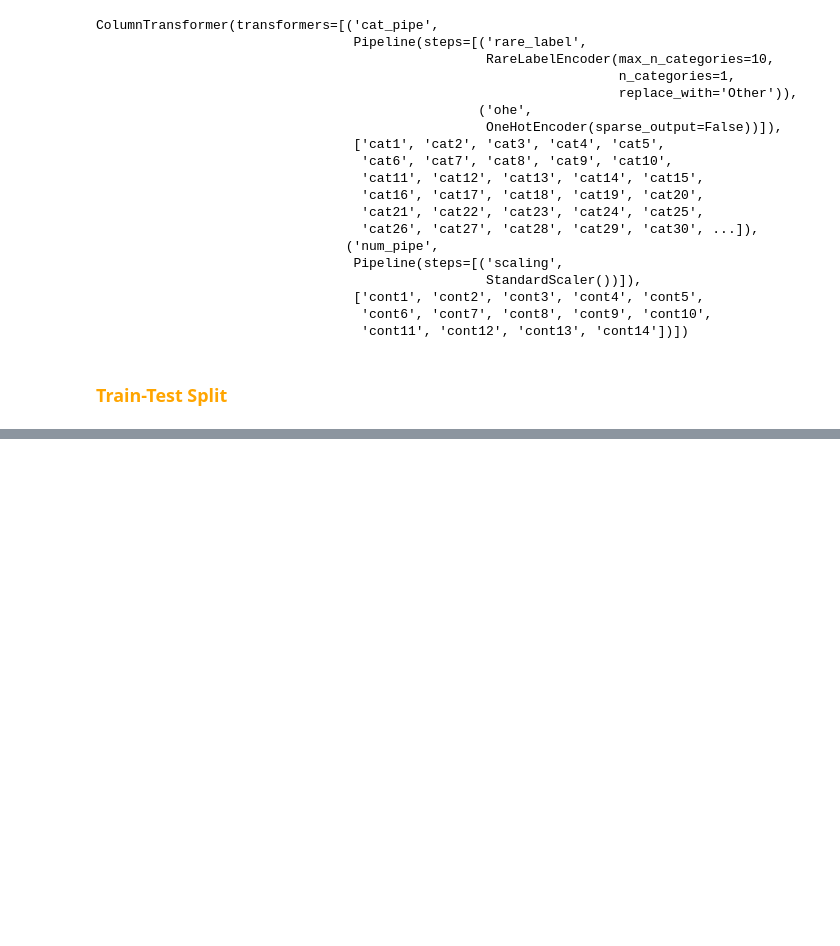
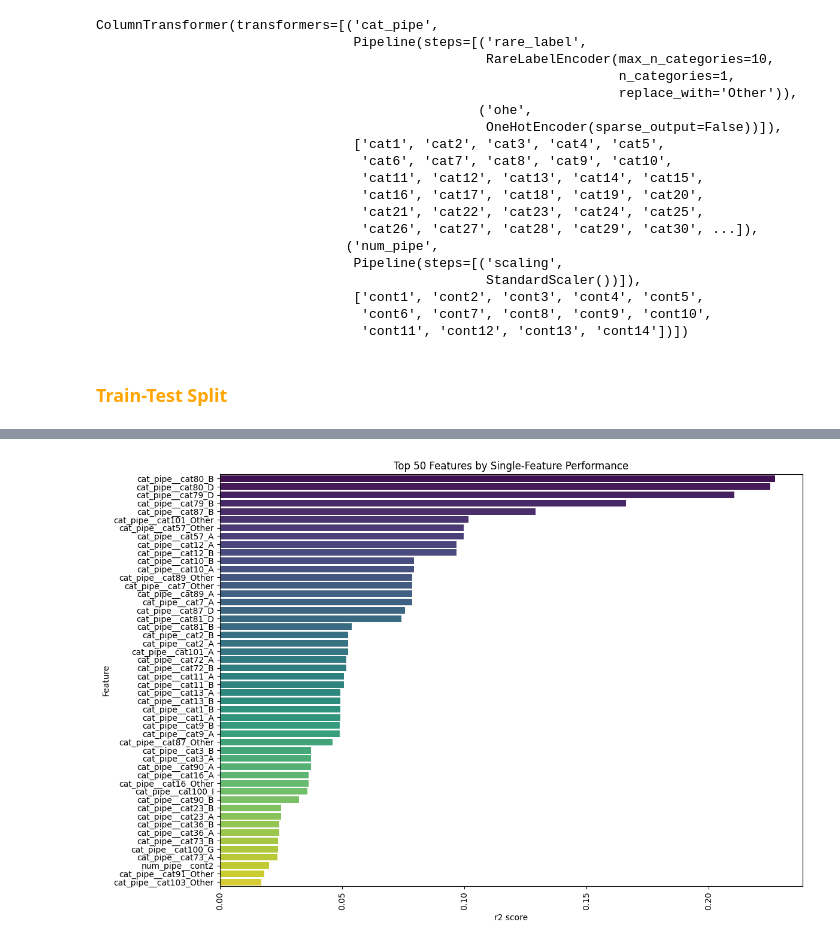
Before and after one commit to Aryan-Kaisth/Tail_Risk_Modeling_of_Insurance_Claim_Severity, a Jupyter notebook: notebooks/feature_engineering.ipynb, the cells around one changed output, grey strips where cells are left out. Cells and saved outputs as stored; diff of their text form; code cells hidden in the pictures; blank space fills up the shorter version.

Commit message:
Feature eng: Feature selection

```diff
--- a/notebooks/feature_engineering.ipynb
+++ b/notebooks/feature_engineering.ipynb
@@ -333,0 +389,3 @@ preprocessing_pipe.fit_transform(X_train, y_train)
+# %%
+drop_constant = DropConstantFeatures()
+drop_constant.fit_transform(X_train_final)
@@ -333,0 +412,3 @@ preprocessing_pipe.fit_transform(X_train, y_train)
+# %%
+corr_featues = DropCorrelatedFeatures()
+corr_featues.fit_transform(X_train_final)
@@ -333,0 +449,7 @@ preprocessing_pipe.fit_transform(X_train, y_train)
+# %%
+select_bysingle_feature = SelectBySingleFeaturePerformance(
+    estimator=Lasso(),
+    scoring="r2",
+    cv=5
+)
+select_bysingle_feature.fit_transform(X_train_final, y_train)
@@ -333,0 +470,12 @@ preprocessing_pipe.fit_transform(X_train, y_train)
+# %%
+perf_df = (
+    pd.DataFrame
+    .from_dict(
+        select_bysingle_feature.feature_performance_,
+        orient="index",
+        columns=["score"]
+    )
+    .reset_index()
+    .rename(columns={"index": "feature"})
+)
+perf_df
@@ -333,0 +496,18 @@ preprocessing_pipe.fit_transform(X_train, y_train)
+# %%
+plt.figure(figsize=(12, 8))
+
+sns.barplot(
+    data=perf_df.sort_values(by="score", ascending=False).head(50),
+    x="score",
+    y="feature",
+    palette="viridis"
+)
+
+plt.xlabel("r2 score")
+plt.ylabel("Feature")
+plt.title("Top 50 Features by Single-Feature Performance")
+plt.xticks(rotation=90)
+plt.tight_layout()
+plt.show()
+# %% [output]
+[figure, added]
```
Also changed, not shown: parts of 15 cells of this notebook.
